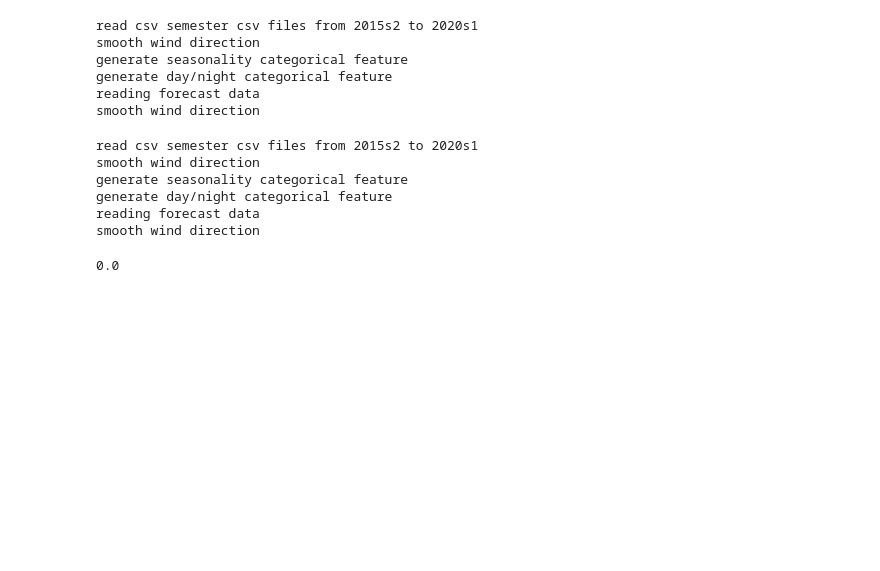
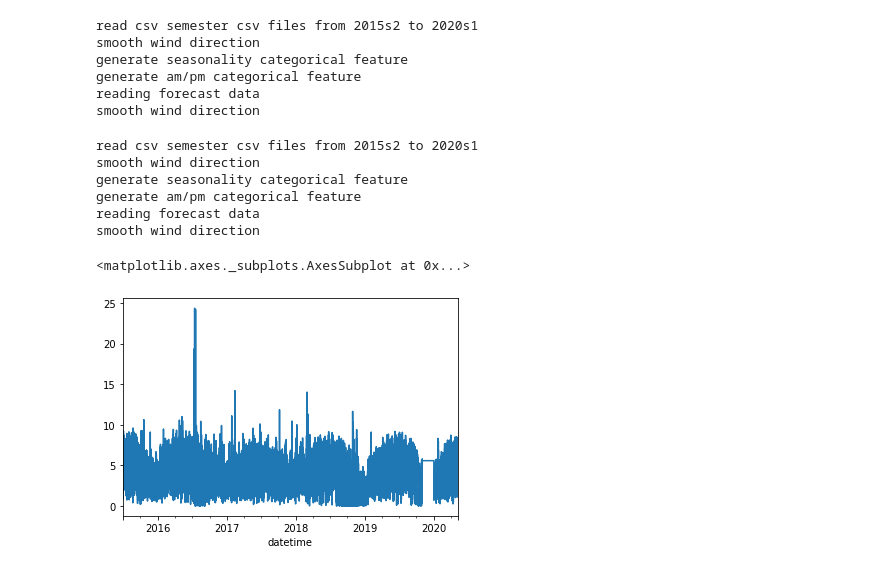
Before and after one commit to leobix/safi, a Jupyter notebook: data_processing.ipynb, the cells around one changed output. Drawn from its saved outputs; the diff is of its cells as text; code cells hidden in the pictures; blank space fills up the shorter version.

Commit message:
add data_process.py

```diff
--- a/data_processing.ipynb
+++ b/data_processing.ipynb
@@ -15,0 +18,18 @@ from xgboost import XGBRegressor
+# %%
+#example of how to use data_process.py
+
+#call data_preperation.py to get data
+measurement=prep.prepare_measurement()
+forecast = prep.prepare_forecast()
+#keep useful columns
+measurement= measurement[['speed', 'cos_wind_dir', 'sin_wind_dir', 'temp', 'radiation', 'precip', 'season', 'am']]
+
+#call data_process.py
+x_df, y_df, x, y = proc.prepare_x_y(measurement, forecast, 24, 24, 'speed')
+# %% [output]
+read csv semester csv files from 2015s2 to 2020s1
+smooth wind direction
+generate seasonality categorical feature
+generate am/pm categorical feature
+reading forecast data
+smooth wind direction
@@ -17,14 +39,19 @@ from xgboost import XGBRegressor
 #get measurement data and forecast data:
 df0=prep.prepare_measurement()
 forecast = prep.prepare_forecast()
-df0 = df0[['speed', 'cos_wind_dir', 'sin_wind_dir', 'temp', 'radiation', 'precip', 'season', 'day']]
+df0 = df0[['speed', 'cos_wind_dir', 'sin_wind_dir', 'temp', 'radiation', 'precip', 'season', 'am']]
 # %% [output]
 read csv semester csv files from 2015s2 to 2020s1
 smooth wind direction
 generate seasonality categorical feature
-generate day/night categorical feature
+generate am/pm categorical feature
 reading forecast data
 smooth wind direction
+# %%
+df0['speed'].plot()
+# %% [output]
+<matplotlib.axes._subplots.AxesSubplot at 0x...>
+[figure, added]
 # %%
 # data_merge, data, forecast = prepare_data_with_forecast(data, keep_only_last=False)
 def get_past_n_steps(df, steps_in):
@@ -98,13 +87,0 @@ def get_x_y(steps_in, steps_out, param = 'speed_t-0'):
-# %%
-x, y = get_x_y(1,1)
-# %% [output]
-read csv semester csv files from 2015s2 to 2020s1
-smooth wind direction
-generate seasonality categorical feature
-generate day/night categorical feature
-reading forecast data
-smooth wind direction
-# %%
-x.all()
-# %% [output]
-0.0
```
Also changed, not shown: parts of 18 cells of this notebook, 4 other files.
